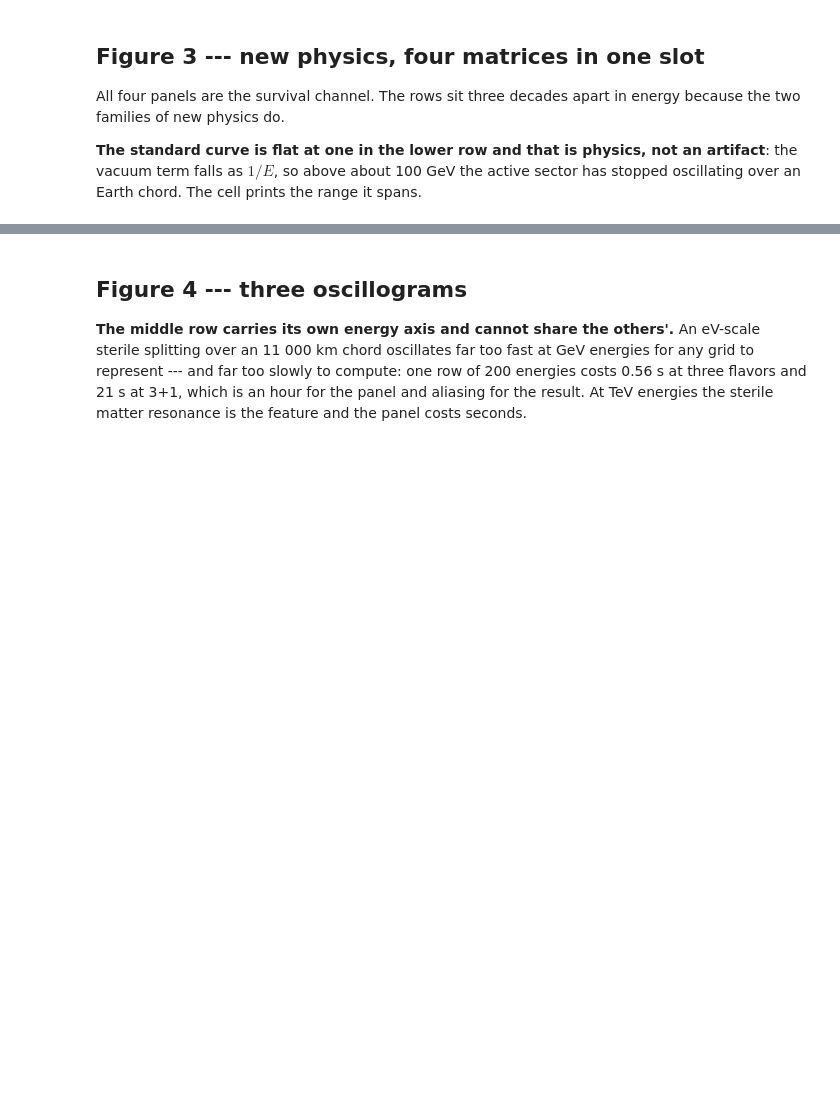
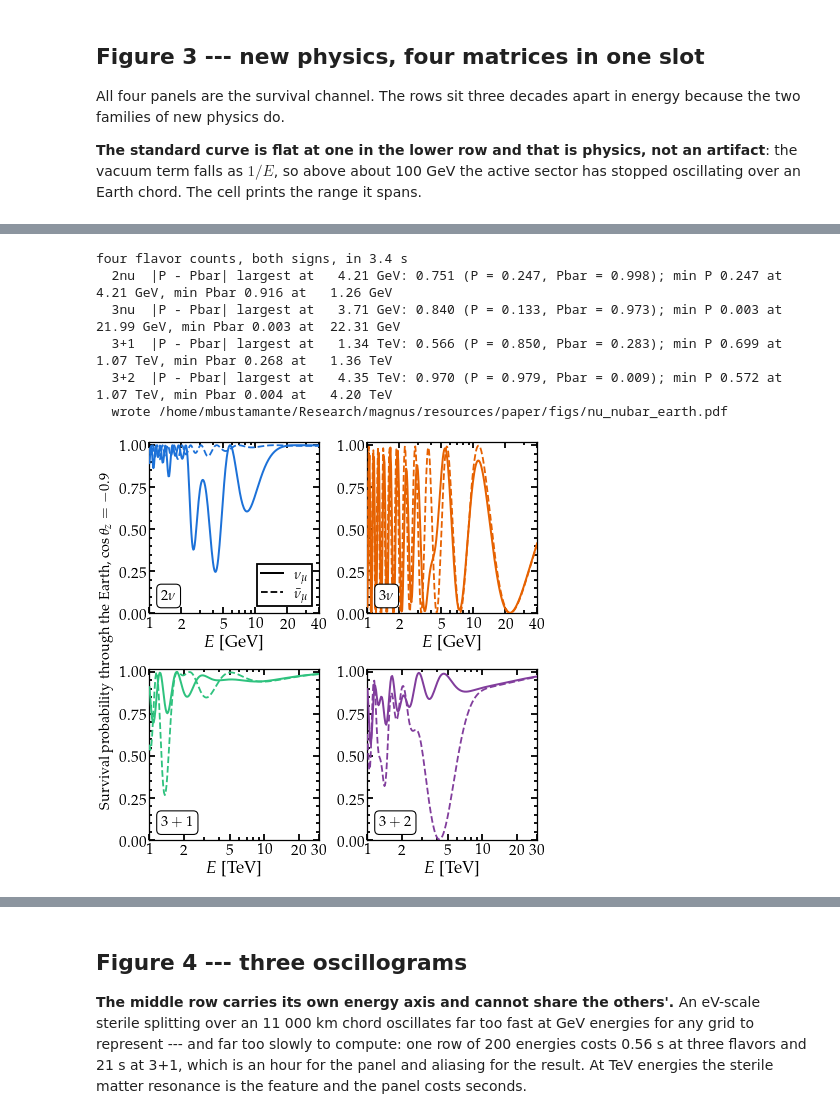
Before and after one commit to mbustama/Magnus, a Jupyter notebook: notebooks/28_magnus_paper_figures.ipynb, the cells around one changed output, grey strips where cells are left out. Drawn from its saved outputs; the diff is of its cells as text; code cells hidden in the pictures; blank space fills up the shorter version.

```diff
--- a/notebooks/28_magnus_paper_figures.ipynb
+++ b/notebooks/28_magnus_paper_figures.ipynb
@@ -1661,0 +1871,71 @@ five scenarios, survival channel, in 1.0 s
+# %%
+# ------------------------------------------------ a neutrino and an antineutrino, through the Earth
+# COSTHZ, L, KW, E_GEV, E_TEV and TICKS are Fig. 3's, defined two cells up.  The two-flavor
+# case is the (nu_e, nu_mu) reduction of the 1-3 sector, theta_13 and Delta m^2_31, which
+# is the sector the Earth's matter resonance lives in.
+from matplotlib.lines import Line2D
+
+
+def both_signs(wrapper, E, **params):
+    """The survival probability for a neutrino, then for an antineutrino."""
+    return [np.asarray(quiet(wrapper, E, costhz=COSTHZ, L=L, nubar=nubar, **params, **KW))
+            for nubar in (False, True)]
+
+
+t0 = time.perf_counter()
+nu2 = both_signs(oscprob.osc_prob_2nu_earth, E_GEV, sth=OSC['s13'], Dm2=OSC['D31'])
+nu3 = both_signs(oscprob.osc_prob_3nu_earth, E_GEV, **OSC)
+nu4 = both_signs(oscprob.osc_prob_4nu_earth, E_TEV, **OSC, **STERILE4)
+nu5 = both_signs(oscprob.osc_prob_5nu_earth, E_TEV, **OSC, **STERILE5)
+print('four flavor counts, both signs, in %.1f s' % (time.perf_counter() - t0))
+for name, (p, pbar), E, unit in (('2nu', nu2, E_GEV, 'GeV'), ('3nu', nu3, E_GEV, 'GeV'),
+                                 ('3+1', nu4, E_TEV, 'TeV'), ('3+2', nu5, E_TEV, 'TeV')):
+    scale = gd.UNIT_GEV if unit == 'GeV' else gd.UNIT_TEV
+    k = np.argmax(np.abs(p - pbar))
+    print('  %-4s |P - Pbar| largest at %6.2f %s: %.3f (P = %.3f, Pbar = %.3f);'
+          ' min P %.3f at %6.2f %s, min Pbar %.3f at %6.2f %s'
+          % (name, E[k]/scale, unit, abs(p[k] - pbar[k]), p[k], pbar[k],
+             p.min(), E[np.argmin(p)]/scale, unit, pbar.min(), E[np.argmin(pbar)]/scale, unit))
+
+PANELS = [(E_GEV/gd.UNIT_GEV, nu2, BLUE, r'$2\nu$', r'$E$ [GeV]'),
+          (E_GEV/gd.UNIT_GEV, nu3, ORANGE, r'$3\nu$', r'$E$ [GeV]'),
+          (E_TEV/gd.UNIT_TEV, nu4, GREEN, r'$3+1$', r'$E$ [TeV]'),
+          (E_TEV/gd.UNIT_TEV, nu5, PURPLE, r'$3+2$', r'$E$ [TeV]')]
+fig, axes = plt.subplots(2, 2, figsize=(COL, 3.45))
+for k, (ax, (x, (p, pbar), color, label, xl)) in enumerate(zip(axes.ravel(), PANELS)):
+    ax.plot(x, p, color=color, lw=1.1, zorder=3)
+    ax.plot(x, pbar, color=color, lw=1.0, ls='--', zorder=4)
+    logx(ax); snug(ax, x); xticks_at(ax, TICKS[xl])
+    ax.set_ylim(0.0, 1.02); minor_y(ax, 5)
+    ax.set_xlabel(xl, labelpad=1.5)
+    corner(ax, label, loc='lower left', fontsize=8.0, x=0.07, y=0.06)
+# One legend for the four panels, in black: the line style is what it names, and the
+# color belongs to the flavor count, which the corner labels give.
+handles = [Line2D([], [], color='black', lw=1.1, label=r'$\nu_\mu$'),
+           Line2D([], [], color='black', lw=1.0, ls='--', label=r'$\bar{\nu}_\mu$')]
+axes[0, 0].legend(handles=handles, loc='lower right', handlelength=1.5, labelspacing=0.2,
+                  fontsize=8.0)
+fig.tight_layout(pad=0.3, w_pad=0.8, h_pad=0.9)
+# One y label for the four panels, on the figure's left edge and centered on the two
+# rows.  The panels are shifted right by the label's width, measured, so that the
+# saved figure stays at the column width instead of growing past it.
+Y_LABEL = r'Survival probability through the Earth, $\cos\theta_z = -0.9$'
+ylab = fig.supylabel(Y_LABEL, fontsize=8.0, x=0.005, ha='left', va='center')
+fig.canvas.draw()
+_r = fig.canvas.get_renderer()
+_label_w = ylab.get_window_extent(_r).width/fig.bbox.width
+_ticks_x0 = min(t.get_window_extent(_r).x0 for ax in axes[:, 0]
+                for t in ax.get_yticklabels() if t.get_text())/fig.bbox.width
+_tick_w = axes[0, 0].get_position().x0 - _ticks_x0
+_gap = 0.05/fig.get_size_inches()[0]
+fig.subplots_adjust(left=0.005 + _label_w + _gap + _tick_w)
+ylab.set_y(0.5*(axes[1, 0].get_position().y0 + axes[0, 0].get_position().y1))
+save(fig, 'nu_nubar_earth.pdf')
+# %% [output]
+four flavor counts, both signs, in 3.4 s
+  2nu  |P - Pbar| largest at   4.21 GeV: 0.751 (P = 0.247, Pbar = 0.998); min P 0.247 at   4.21 GeV, min Pbar 0.916 at   1.26 GeV
+  3nu  |P - Pbar| largest at   3.71 GeV: 0.840 (P = 0.133, Pbar = 0.973); min P 0.003 at  21.99 GeV, min Pbar 0.003 at  22.31 GeV
+  3+1  |P - Pbar| largest at   1.34 TeV: 0.566 (P = 0.850, Pbar = 0.283); min P 0.699 at   1.07 TeV, min Pbar 0.268 at   1.36 TeV
+  3+2  |P - Pbar| largest at   4.35 TeV: 0.970 (P = 0.979, Pbar = 0.009); min P 0.572 at   1.07 TeV, min Pbar 0.004 at   4.20 TeV
+  wrote /home/mbustamante/Research/magnus/resources/paper/figs/nu_nubar_earth.pdf
+[figure, added]
```
Also changed, not shown: parts of 15 cells of this notebook, 16 other files.
